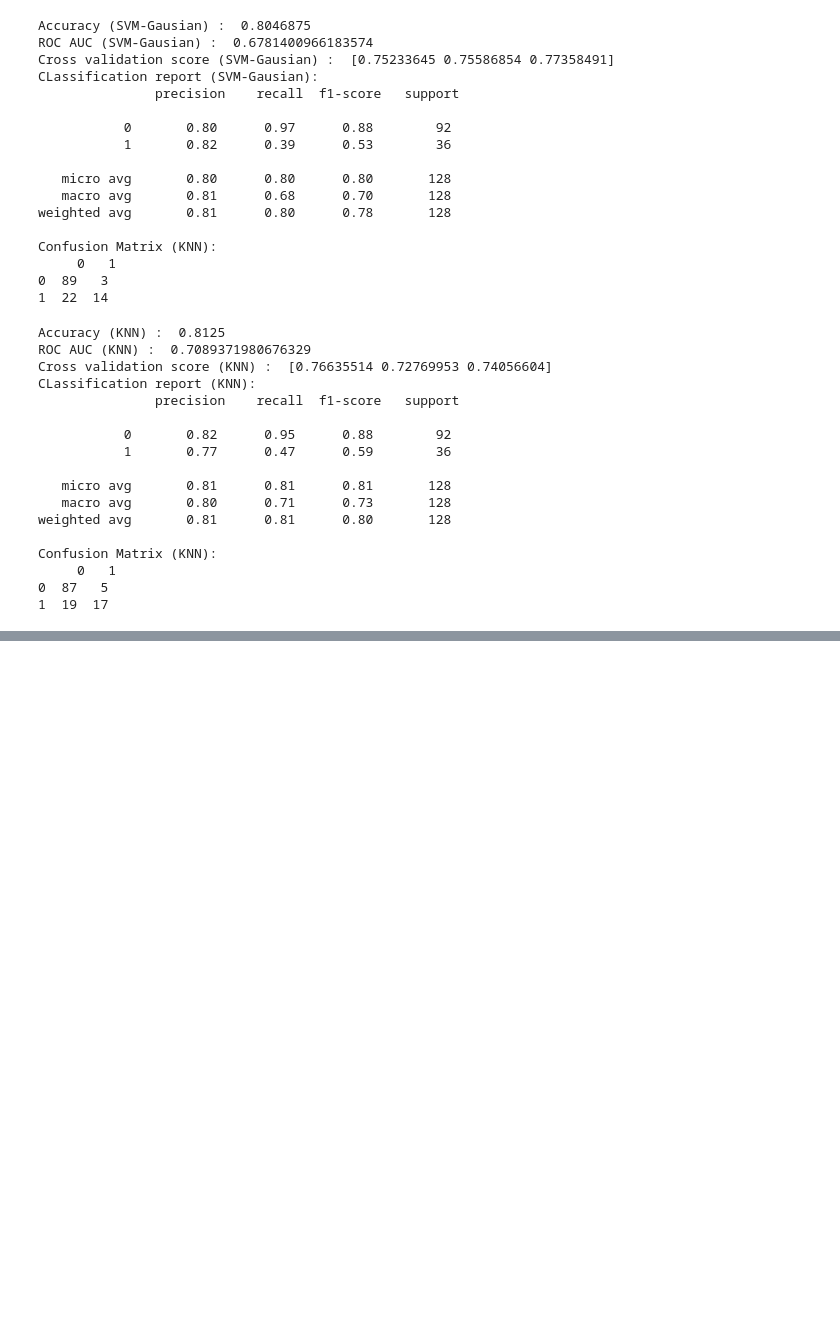
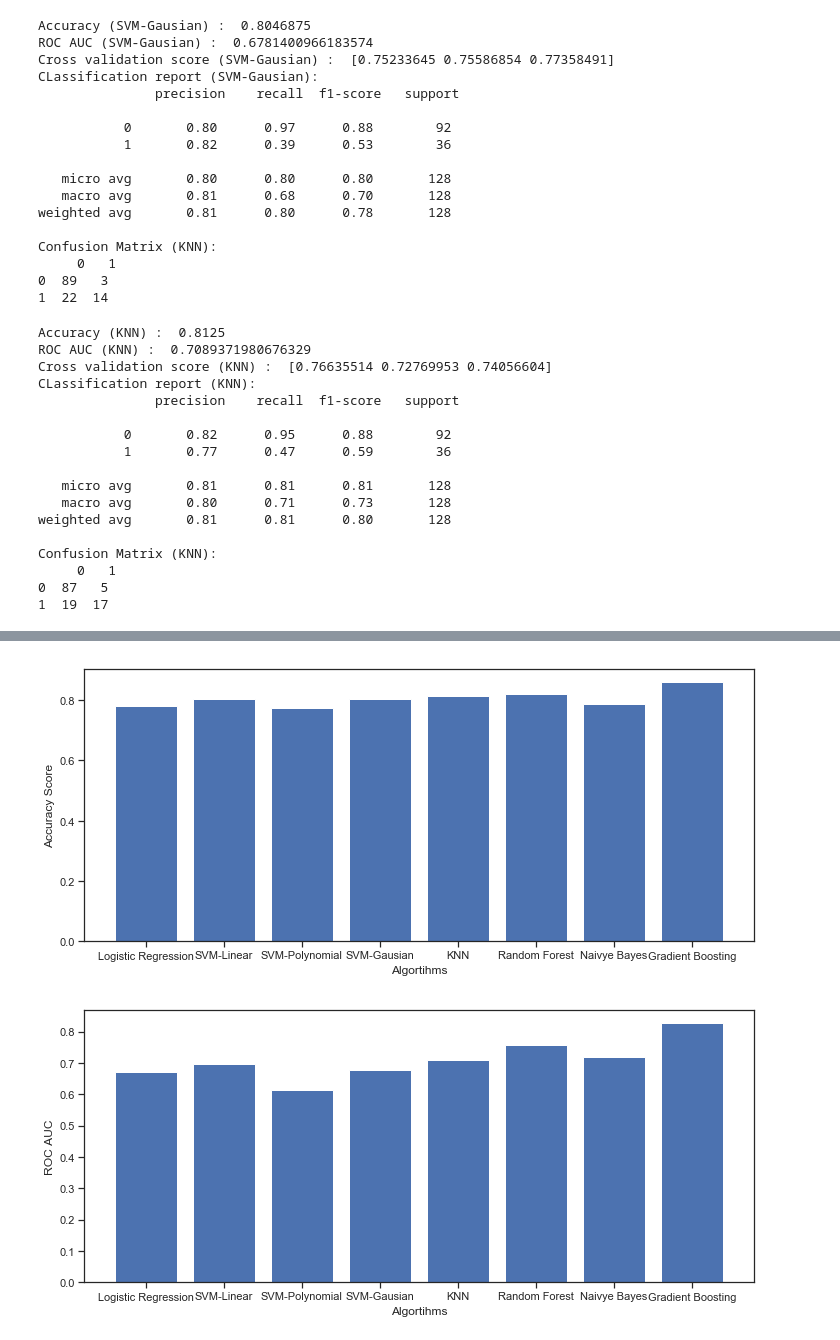
Before and after one commit to WooTechnology/Type2-Diabetes-prediction, a Jupyter notebook: Model_Yukti.ipynb, the cells around one changed output, grey strips where cells are left out. Drawn from its saved outputs; the diff is of its cells as text; code cells hidden in the pictures; blank space fills up the shorter version.

```diff
--- a/Model_Yukti.ipynb
+++ b/Model_Yukti.ipynb
@@ -351,0 +417,36 @@ Confusion Matrix (RF):
+# %%
+ac_LR = accuracy_score(y_test, y_pred_LR)
+ac_SVM_L = accuracy_score(y_test, y_pred_SV)
+ac_SVM_P = accuracy_score(y_test, y_pred_SVM_poly)
+ac_SVM_G = accuracy_score(y_test, y_pred_SVM_gausian)
+ac_KNN = accuracy_score(y_test, y_pred_knn)
+ac_RFC = accuracy_score(y_test, y_pred_RF)
+ac_NB = accuracy_score(y_test, y_pred_NB)
+ac_GB = accuracy_score(y_test, y_pred_GB)
+
+roc_LR = roc_auc_score(y_test, y_pred_LR)
+roc_SVM_L = roc_auc_score(y_test, y_pred_SV)
+roc_SVM_P = roc_auc_score(y_test, y_pred_SVM_poly)
+roc_SVM_G = roc_auc_score(y_test, y_pred_SVM_gausian)
+roc_KNN = roc_auc_score(y_test, y_pred_knn)
+roc_RFC = roc_auc_score(y_test, y_pred_RF)
+roc_NB = roc_auc_score(y_test, y_pred_NB)
+roc_GB = roc_auc_score(y_test, y_pred_GB)
+# %%
+acc = [ac_LR, ac_SVM_L, ac_SVM_P, ac_SVM_G, ac_KNN, ac_RFC, ac_NB, ac_GB]
+roc = [roc_LR, roc_SVM_L, roc_SVM_P, roc_SVM_G, roc_KNN, roc_RFC, roc_NB, roc_GB]
+# %%
+ax=plt.figure(figsize=(12,5))
+plt.bar(['Logistic Regression','SVM-Linear','SVM-Polynomial','SVM-Gausian','KNN','Random Forest','Naivye Bayes','Gradient Boosting'],acc,label='Accuracy')
+plt.ylabel('Accuracy Score')
+plt.xlabel('Algortihms')
+plt.show()
+
+ax=plt.figure(figsize=(12,5))
+plt.bar(['Logistic Regression','SVM-Linear','SVM-Polynomial','SVM-Gausian','KNN','Random Forest','Naivye Bayes','Gradient Boosting'],roc,label='ROC AUC')
+plt.ylabel('ROC AUC')
+plt.xlabel('Algortihms')
+plt.show()
+# %% [output]
+[figure, added]
+[figure, added]
```
Also changed, not shown: parts of 3 cells of this notebook.
